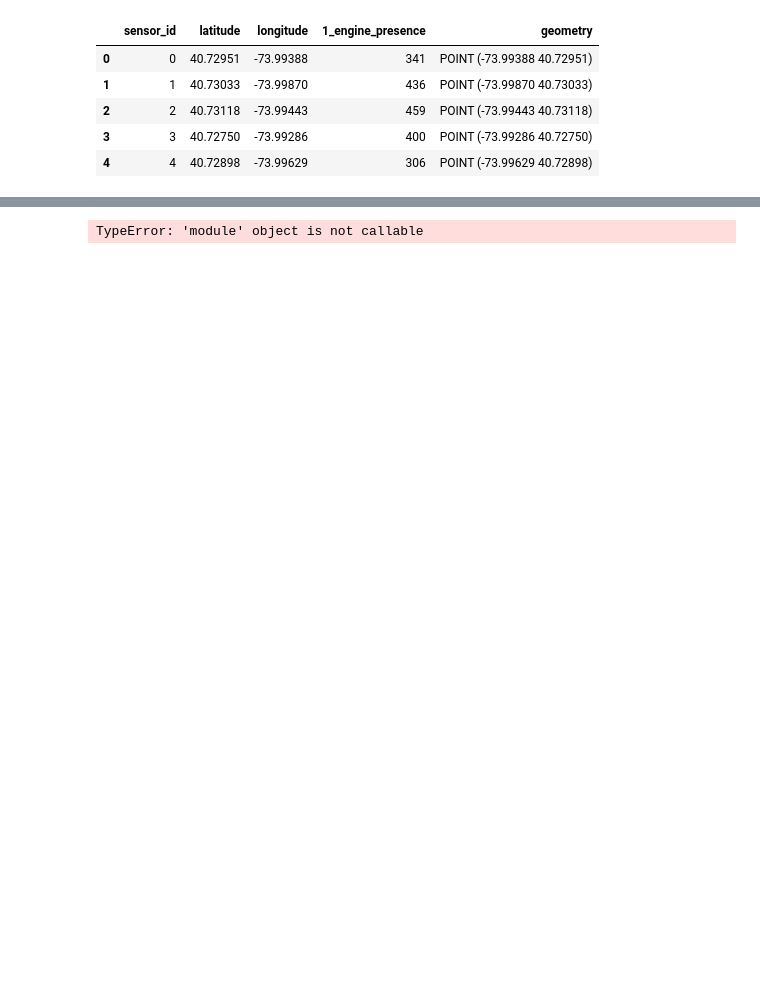
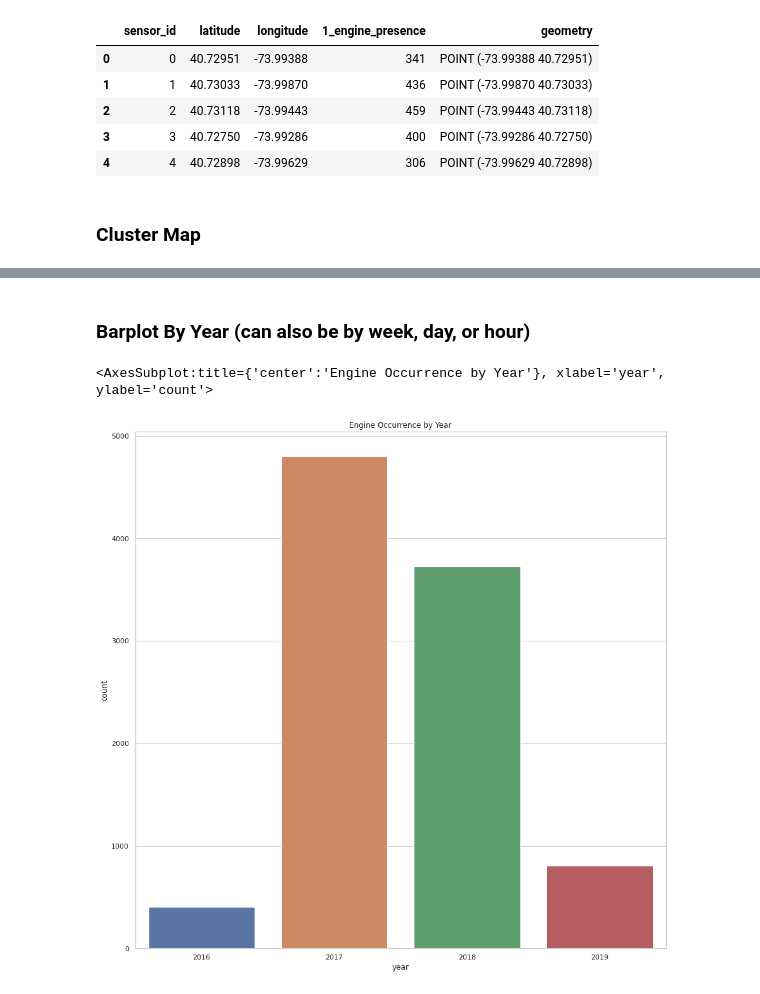
Before and after one commit to daniellehzhao/SONYC-UST-Visualization, a Jupyter notebook: examples/sonyc_ust_exploration.ipynb, the cells around one changed output, grey strips where cells are left out. Drawn from its saved outputs; the diff is of its cells as text; code cells hidden in the pictures; blank space fills up the shorter version.

```diff
--- a/examples/sonyc_ust_exploration.ipynb
+++ b/examples/sonyc_ust_exploration.ipynb
@@ -61,12 +81,17 @@ engine_sensor_df.head()
 | 2 | 2 | 40.73118 | -73.99443 | 459 | POINT (-73.99443 40.73118) |
 | 3 | 3 | 40.72750 | -73.99286 | 400 | POINT (-73.99286 40.72750) |
 | 4 | 4 | 40.72898 | -73.99629 | 306 | POINT (-73.99629 40.72898) |
+# %% [markdown]
+### Cluster Map
 # %%
 engine_cluster = vis.core.clustermap(engine_sensor_df , [40.693943, -74.025], 'latitude', 'longitude')
 display(engine_cluster)
 # %% [output]
 [interactive output not drawn]
+# %% [markdown]
+### Barplot By Year (can also be by week, day, or hour)
 # %%
-vis.core.occurrence_by_time(enginedf, 'year')
+vis.core.occurrence_by_time(enginedf, 'year', 'Engine')
 # %% [output]
-TypeError: 'module' object is not callable
+<AxesSubplot:title={'center':'Engine Occurrence by Year'}, xlabel='year', ylabel='count'>
+[figure, added]
```
Also changed, not shown: parts of 10 cells of this notebook.
